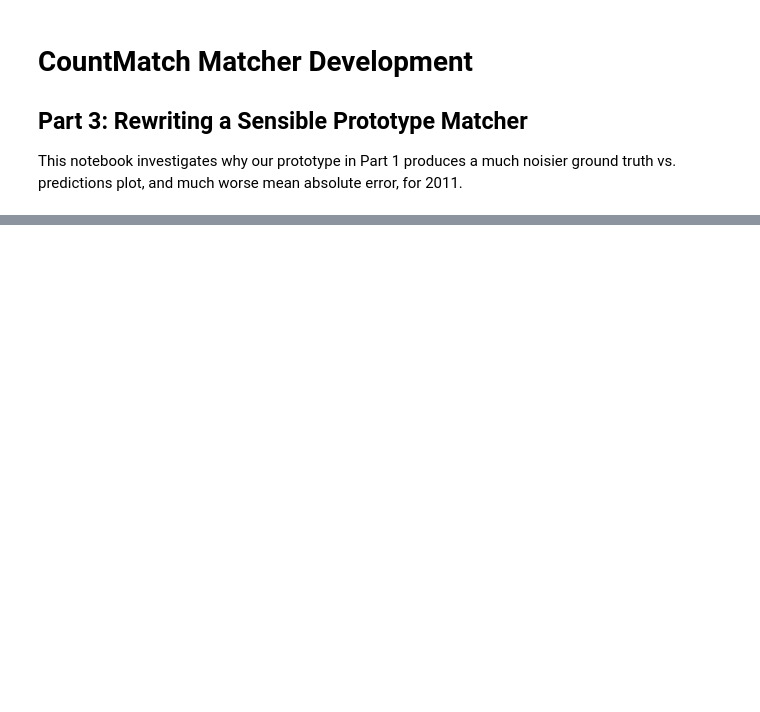
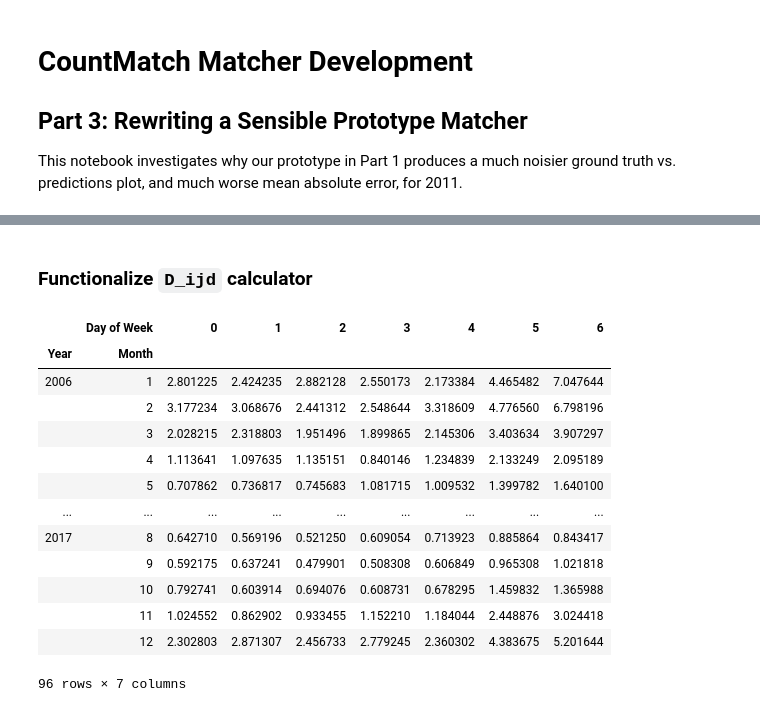
Before and after one commit to CityofToronto/bdit_traffic_prophet, a Jupyter notebook: development_notebooks/CountmatchDev3-SensibleMatcherPrototype.ipynb, the cells around one changed output, grey strips where cells are left out. Cells and saved outputs as stored; diff of their text form; code cells hidden in the pictures; blank space fills up the shorter version.

```diff
--- a/development_notebooks/CountmatchDev3-SensibleMatcherPrototype.ipynb
+++ b/development_notebooks/CountmatchDev3-SensibleMatcherPrototype.ipynb
@@ -45,7 +45,7 @@ else:
     config.read(filepath.as_posix())
     MAPBOX_TOKEN = config['mapbox']['token']
     PLOTLY_USER = config['plotly']['user']
-    PLOTLY_KEY = config['plotly']['key']
+    PLOTLY_KEY = config['plotly']['apikey']
 # %%
 rdr = reader.Reader(vol_conn)
 %time rdr.read()
@@ -63,0 +218,2 @@ Wall time: 19.9 s
+# %% [markdown]
+### Functionalize `D_ijd` calculator
@@ -63,0 +235,17 @@ Wall time: 19.9 s
+# %%
+rdr.ptcs[-104870].data['DoYADT']
+# %% [output]
+|  | Day of Week | 0 | 1 | 2 | 3 | 4 | 5 | 6 |
+| Year | Month |  |  |  |  |  |  |  |
+| 2006 | 1 | 2.801225 | 2.424235 | 2.882128 | 2.550173 | 2.173384 | 4.465482 | 7.047644 |
+|  | 2 | 3.177234 | 3.068676 | 2.441312 | 2.548644 | 3.318609 | 4.776560 | 6.798196 |
+|  | 3 | 2.028215 | 2.318803 | 1.951496 | 1.899865 | 2.145306 | 3.403634 | 3.907297 |
+|  | 4 | 1.113641 | 1.097635 | 1.135151 | 0.840146 | 1.234839 | 2.133249 | 2.095189 |
+|  | 5 | 0.707862 | 0.736817 | 0.745683 | 1.081715 | 1.009532 | 1.399782 | 1.640100 |
+| ... | ... | ... | ... | ... | ... | ... | ... | ... |
+| 2017 | 8 | 0.642710 | 0.569196 | 0.521250 | 0.609054 | 0.713923 | 0.885864 | 0.843417 |
+|  | 9 | 0.592175 | 0.637241 | 0.479901 | 0.508308 | 0.606849 | 0.965308 | 1.021818 |
+|  | 10 | 0.792741 | 0.603914 | 0.694076 | 0.608731 | 0.678295 | 1.459832 | 1.365988 |
+|  | 11 | 1.024552 | 0.862902 | 0.933455 | 1.152210 | 1.184044 | 2.448876 | 3.024418 |
+|  | 12 | 2.302803 | 2.871307 | 2.456733 | 2.779245 | 2.360302 | 4.383675 | 5.201644 |
+96 rows × 7 columns
```
Also changed, not shown: parts of 36 cells of this notebook.
